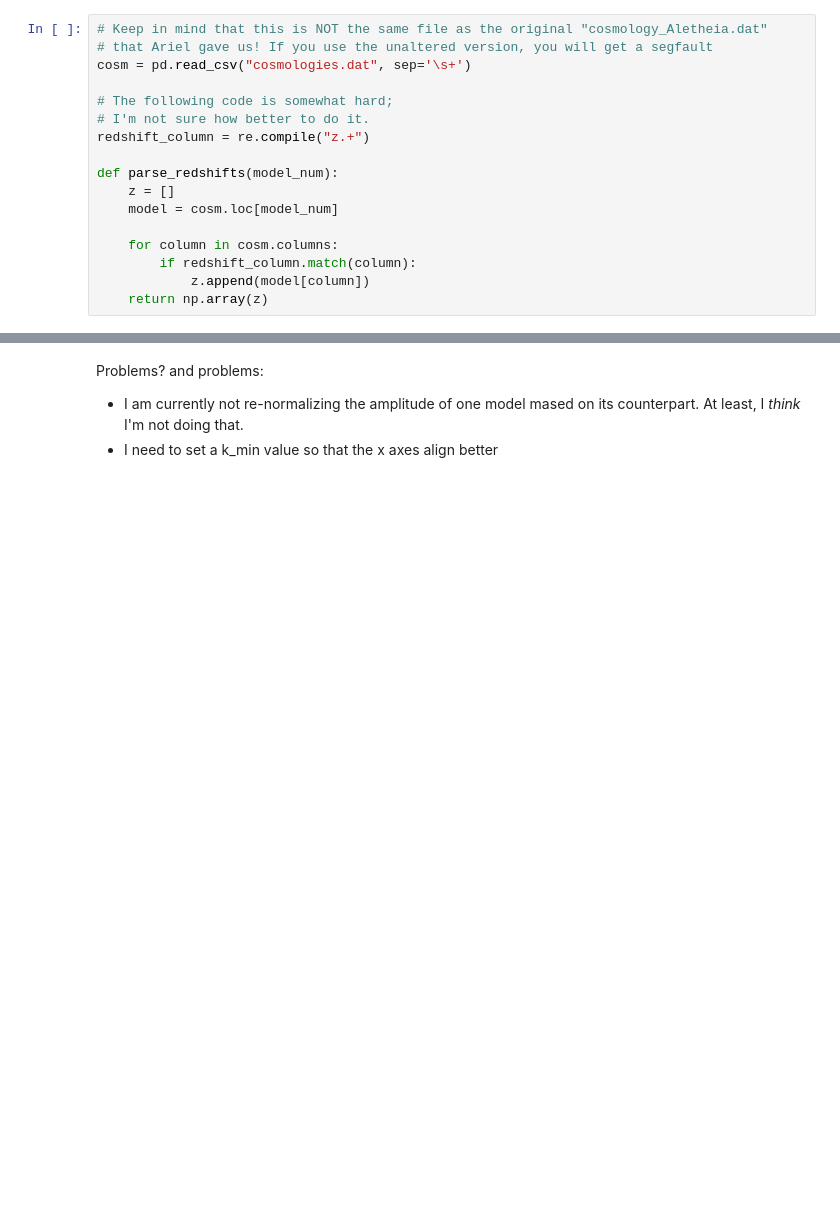
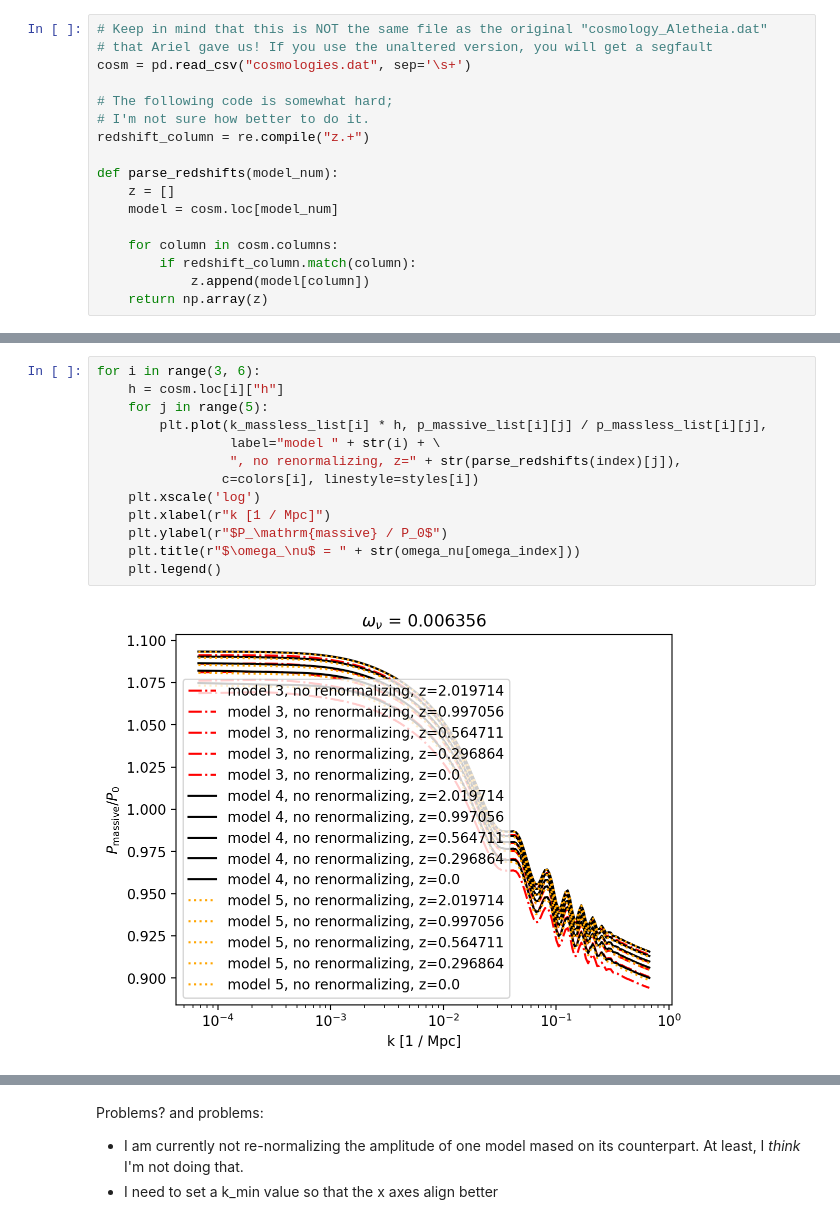
Before and after one commit to 3276908917/Master, a Jupyter notebook: CAMB_demo/rescaling_assignment.ipynb, the cells around one changed output, grey strips where cells are left out. Drawn from its saved outputs; the diff is of its cells as text; blank space fills up the shorter version.

```diff
--- a/CAMB_demo/rescaling_assignment.ipynb
+++ b/CAMB_demo/rescaling_assignment.ipynb
@@ -129,3 +136,18 @@ for i in range(0, 3):
+# %%
+for i in range(3, 6):
+    h = cosm.loc[i]["h"]
+    for j in range(5):
+        plt.plot(k_massless_list[i] * h, p_massive_list[i][j] / p_massless_list[i][j],
+                 label="model " + str(i) + \
+                 ", no renormalizing, z=" + str(parse_redshifts(index)[j]),
+                c=colors[i], linestyle=styles[i])
+    plt.xscale('log')
+    plt.xlabel(r"k [1 / Mpc]")
+    plt.ylabel(r"$P_\mathrm{massive} / P_0$")
+    plt.title(r"$\omega_\nu$ = " + str(omega_nu[omega_index]))
+    plt.legend()
+# %% [output]
+[figure, added]
 # %%
 for i in range(0, 3):
     h = cosm.loc[i]["h"]
```
Also changed, not shown: parts of 6 cells of this notebook, 6 other files.
